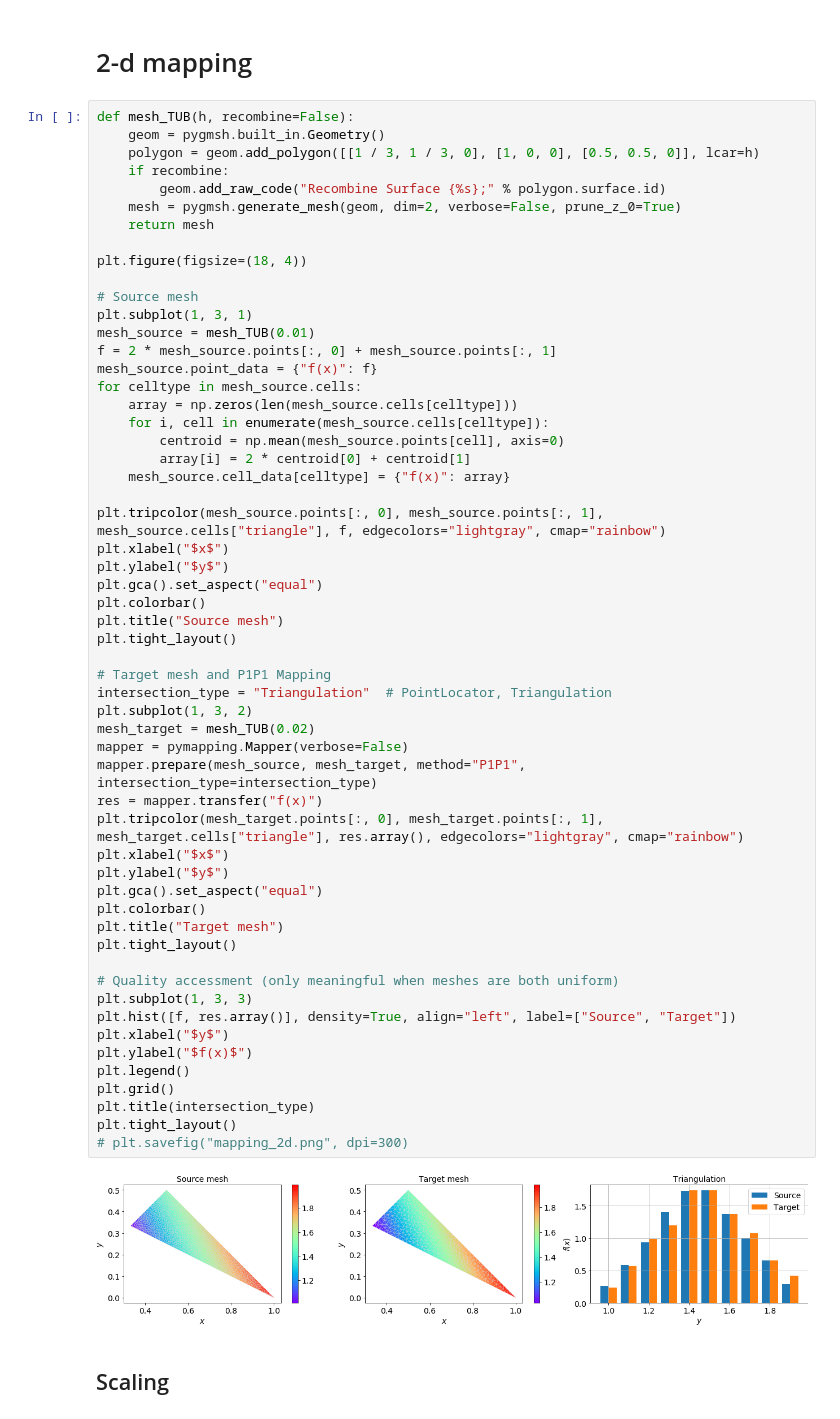
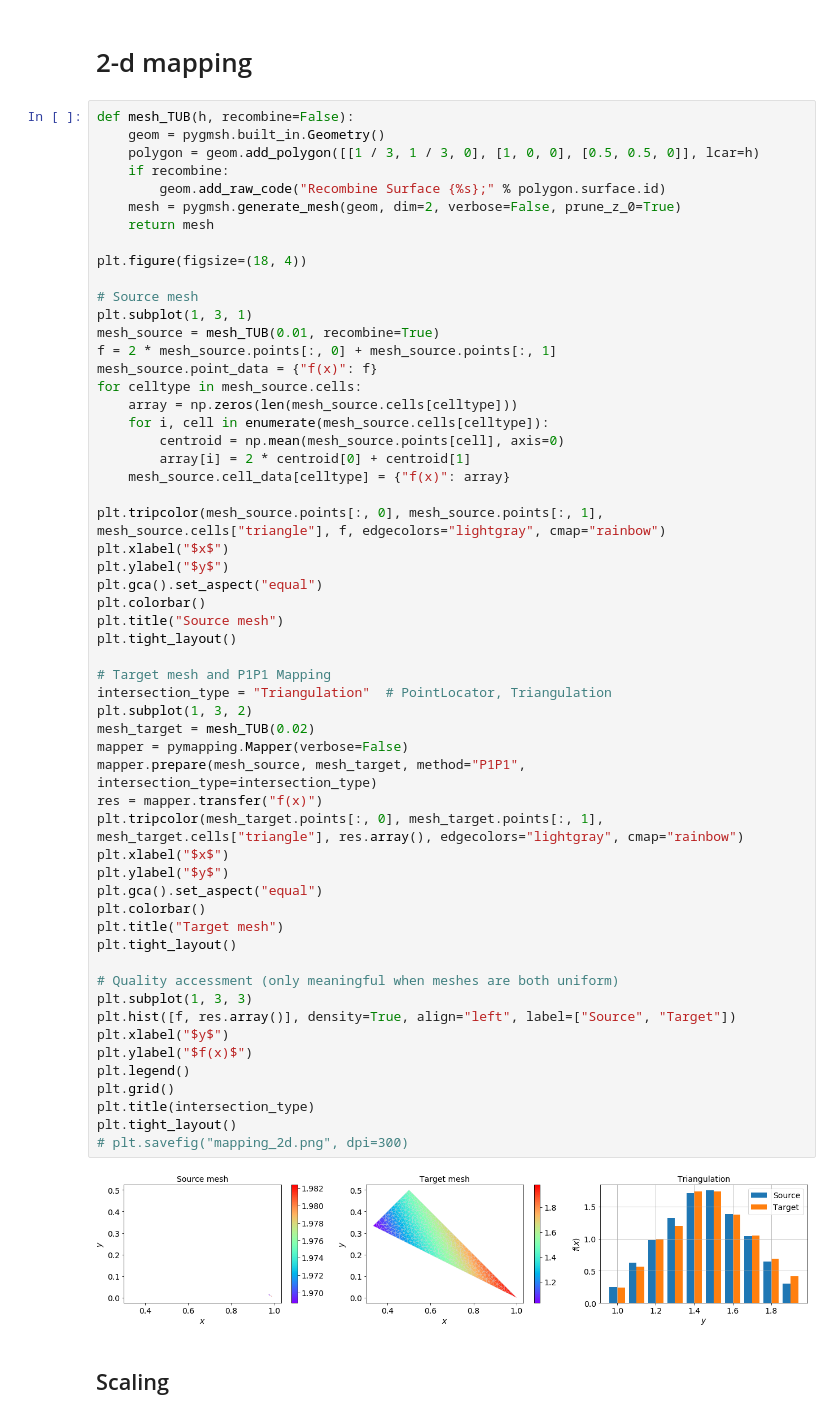
Before and after one commit to tianyikillua/pymapping, a Jupyter notebook: examples/mapping.ipynb, the cells around one changed output. Drawn from its saved outputs; the diff is of its cells as text.

```diff
--- a/examples/mapping.ipynb
+++ b/examples/mapping.ipynb
@@ -110,7 +110,7 @@ plt.figure(figsize=(18, 4))
 
 # Source mesh
 plt.subplot(1, 3, 1)
-mesh_source = mesh_TUB(0.01)
+mesh_source = mesh_TUB(0.01, recombine=True)
 f = 2 * mesh_source.points[:, 0] + mesh_source.points[:, 1]
 mesh_source.point_data = {"f(x)": f}
 for celltype in mesh_source.cells:
@@ -127,34 +127,34 @@ plt.gca().set_aspect("equal")
 plt.colorbar()
 plt.title("Source mesh")
 plt.tight_layout()
 
 # Target mesh and P1P1 Mapping
 intersection_type = "Triangulation"  # PointLocator, Triangulation
 plt.subplot(1, 3, 2)
 mesh_target = mesh_TUB(0.02)
 mapper = pymapping.Mapper(verbose=False)
 mapper.prepare(mesh_source, mesh_target, method="P1P1", intersection_type=intersection_type)
 res = mapper.transfer("f(x)")
 plt.tripcolor(mesh_target.points[:, 0], mesh_target.points[:, 1], mesh_target.cells["triangle"], res.array(), edgecolors="lightgray", cmap="rainbow")
 plt.xlabel("$x$")
 plt.ylabel("$y$")
 plt.gca().set_aspect("equal")
 plt.colorbar()
 plt.title("Target mesh")
 plt.tight_layout()
 
 # Quality accessment (only meaningful when meshes are both uniform)
 plt.subplot(1, 3, 3)
 plt.hist([f, res.array()], density=True, align="left", label=["Source", "Target"])
 plt.xlabel("$y$")
 plt.ylabel("$f(x)$")
 plt.legend()
 plt.grid()
 plt.title(intersection_type)
 plt.tight_layout()
 # plt.savefig("mapping_2d.png", dpi=300)
 # %% [output]
-[figure, old version]
+[figure, new version]
 # %% [markdown]
 ## Scaling
 # %%
```
Also changed, not shown: 1 other file.
